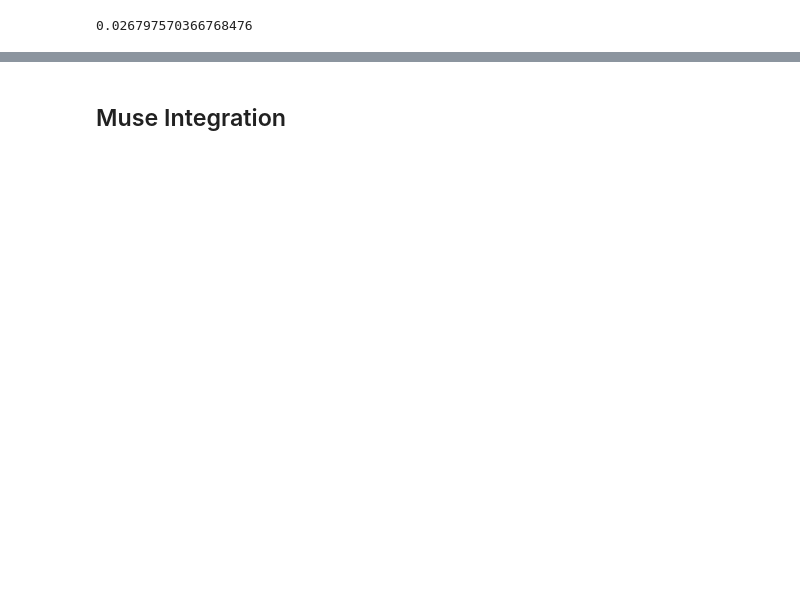
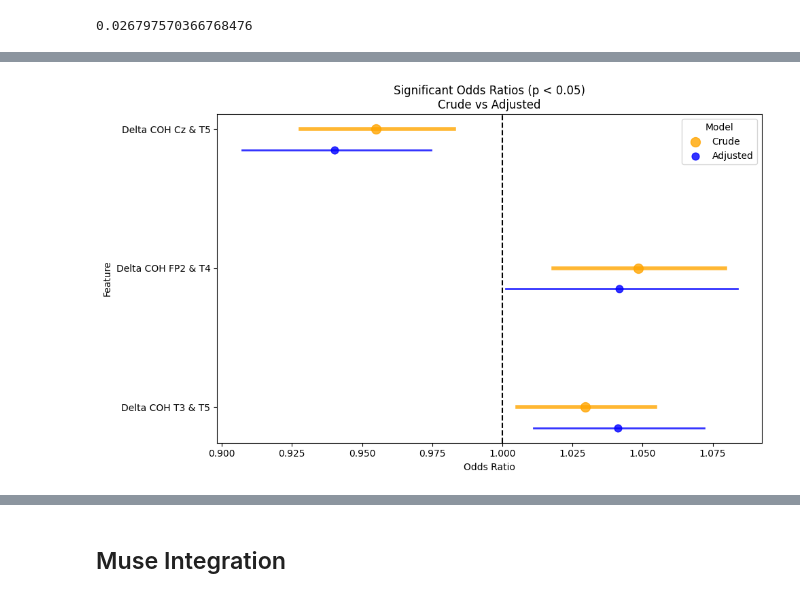
Before and after one commit to khushee-g/EEG, a Jupyter notebook: Complete_Simplified_Code.ipynb, the cells around one changed output, grey strips where cells are left out. Cells and saved outputs as stored; diff of their text form; code cells hidden in the pictures; blank space fills up the shorter version.

```diff
--- a/Complete_Simplified_Code.ipynb
+++ b/Complete_Simplified_Code.ipynb
@@ -330 +441,48 @@ plt.show()
+# %%
+import numpy as np
+import matplotlib.pyplot as plt
+import seaborn as sns
+
+df_plot_sig = df_plot_sig.copy()
+
+features = df_plot_sig['Variable'].unique()
+feature_to_num = {feature: i for i, feature in enumerate(features)}
+
+df_plot_sig['y_num'] = df_plot_sig['Variable'].map(feature_to_num)
+
+offsets = {'Crude': 0, 'Adjusted': 0.15}
+
+df_plot_sig['y_num_offset'] = df_plot_sig.apply(lambda row: row['y_num'] + offsets[row['Model']], axis=1)
+
+plt.figure(figsize=(10, 6))
+
+colors = {'Crude': 'orange', 'Adjusted': 'blue'}
+sizes = {'Crude': 100, 'Adjusted': 60}
+
+for model in ['Crude', 'Adjusted']:
+    subset = df_plot_sig[df_plot_sig['Model'] == model]
+    plt.scatter(subset['Odds Ratio'], subset['y_num_offset'],
+                label=model,
+                color=colors[model],
+                s=sizes[model],
+                alpha=0.8)
+
+    for _, row in subset.iterrows():
+        plt.plot([row['Lower Bound'], row['Upper Bound']],
+                 [row['y_num_offset'], row['y_num_offset']],
+                 color=colors[model],
+                 linewidth=4 if model == 'Crude' else 2,
+                 alpha=0.8)
+
+plt.axvline(1, linestyle='--', color='black')
+plt.yticks(ticks=range(len(features)), labels=features)
+plt.xlabel('Odds Ratio')
+plt.ylabel('Feature')
+plt.title('Significant Odds Ratios (p < 0.05)\nCrude vs Adjusted')
+plt.legend(title='Model')
+plt.gca().invert_yaxis()
+plt.tight_layout()
+plt.show()
+# %% [output]
+[figure, added]
 # %%
```
Also changed, not shown: parts of 13 cells of this notebook.
